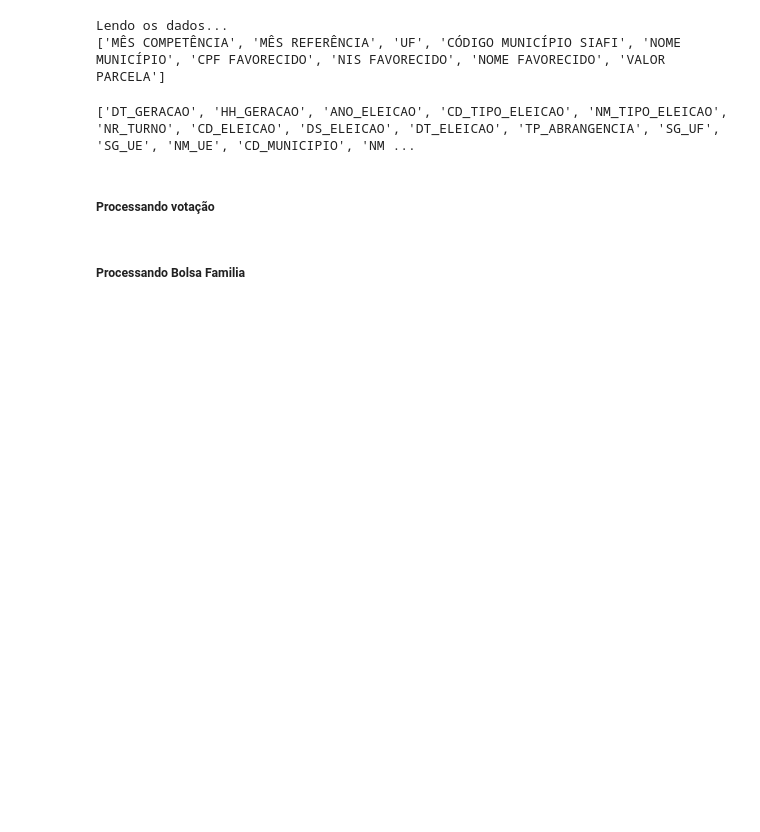
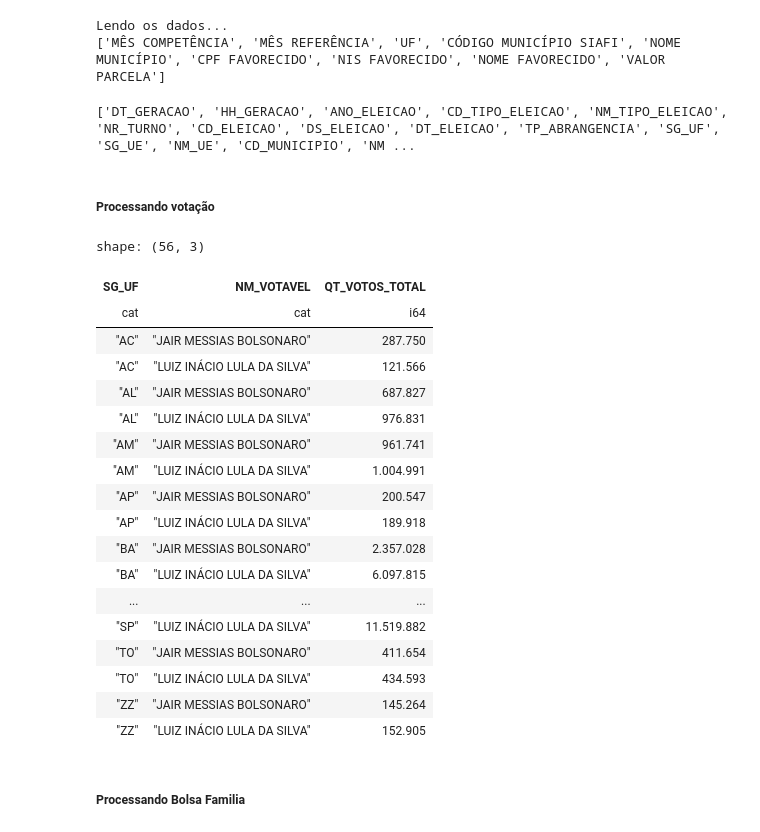
Before and after one commit to jairo-jrt/Aula28, a Jupyter notebook: aula28/exemplo01.ipynb, the cells around one changed output. Drawn from its saved outputs; the diff is of its cells as text; code cells hidden in the pictures; blank space fills up the shorter version.

```diff
--- a/aula28/exemplo01.ipynb
+++ b/aula28/exemplo01.ipynb
@@ -38,33 +38,51 @@ Lendo os dados...
 # %% [markdown]
 ##### Processando votação
 # %%
-# Processamento votação
+try:
+    # 1. Ativar o StringCache para gerenciar categorias de forma consistente no modo Lazy
+    with pl.StringCache():
 
-try:
+        # 2. Delimitar as colunas e aplicar as transformações de tipo de forma eficiente
+        df_votacao = (
+            df_dados_votacao_turno2.lazy()
+            .select(['SG_UF', 'NM_VOTAVEL', 'QT_VOTOS'])
+            .with_columns([
+                pl.col('SG_UF').cast(pl.Categorical),
+                pl.col('NM_VOTAVEL').cast(pl.Categorical)
+            ])
+            # 3. Agrupar, somar e ordenar
+            .group_by(['SG_UF', 'NM_VOTAVEL'])
+            .agg(pl.col('QT_VOTOS').sum().alias('QT_VOTOS_TOTAL'))
+            .sort(['SG_UF', 'NM_VOTAVEL'])
+            # 4. Executar e coletar de fato os dados para a memória
+            .collect()
+        )
 
-    # Delimitar as variáveis 'SG_UF', 'NR_VOTAVEL', 'QT_VOTOS'
-    df_votacao = df_dados_votacao_turno2.lazy().select(['SG_UF', 'NM_VOTAVEL', 'QT_VOTOS'])
-
-    # Converter Categorical
-    df_votacao = df_votacao.with_columns([
-        pl.col('SG_UF').cast(pl.Categorical),
-        pl.col('NM_VOTAVEL').cast(pl.Categorical)
-    ])
-
-    # Agrupar por 'SG_UF' e 'NM_VOTAVEL' e somar 'QT_VOTOS'
-    df_votacao = (df_votacao
-        .group_by(['SG_UF', 'NM_VOTAVEL'])
-        .agg(pl.sum('QT_VOTOS').alias('QT_VOTOS_TOTAL'))
-        .sort(['SG_UF', 'NM_VOTAVEL'])
-    )
-
-    # coletar os dados
-
-    # df_votacao = df_votacao.collect()
-    # display(df_votacao)
+    # Exibir os dados processados (fora do bloco StringCache)
+    display(df_votacao)
 
 except Exception as e:
     print(f'Erro ao processar os dados: {e}')
+# %% [output]
+shape: (56, 3)
+| SG_UF | NM_VOTAVEL | QT_VOTOS_TOTAL |
+| cat | cat | i64 |
+| "AC" | "JAIR MESSIAS BOLSONARO" | 287.750 |
+| "AC" | "LUIZ INÁCIO LULA DA SILVA" | 121.566 |
+| "AL" | "JAIR MESSIAS BOLSONARO" | 687.827 |
+| "AL" | "LUIZ INÁCIO LULA DA SILVA" | 976.831 |
+| "AM" | "JAIR MESSIAS BOLSONARO" | 961.741 |
+| "AM" | "LUIZ INÁCIO LULA DA SILVA" | 1.004.991 |
+| "AP" | "JAIR MESSIAS BOLSONARO" | 200.547 |
+| "AP" | "LUIZ INÁCIO LULA DA SILVA" | 189.918 |
+| "BA" | "JAIR MESSIAS BOLSONARO" | 2.357.028 |
+| "BA" | "LUIZ INÁCIO LULA DA SILVA" | 6.097.815 |
+| ... | ... | ... |
+| "SP" | "LUIZ INÁCIO LULA DA SILVA" | 11.519.882 |
+| "TO" | "JAIR MESSIAS BOLSONARO" | 411.654 |
+| "TO" | "LUIZ INÁCIO LULA DA SILVA" | 434.593 |
+| "ZZ" | "JAIR MESSIAS BOLSONARO" | 145.264 |
+| "ZZ" | "LUIZ INÁCIO LULA DA SILVA" | 152.905 |
 # %% [markdown]
 ##### Processando Bolsa Familia
 # %%
```
Also changed, not shown: parts of 4 cells of this notebook.
